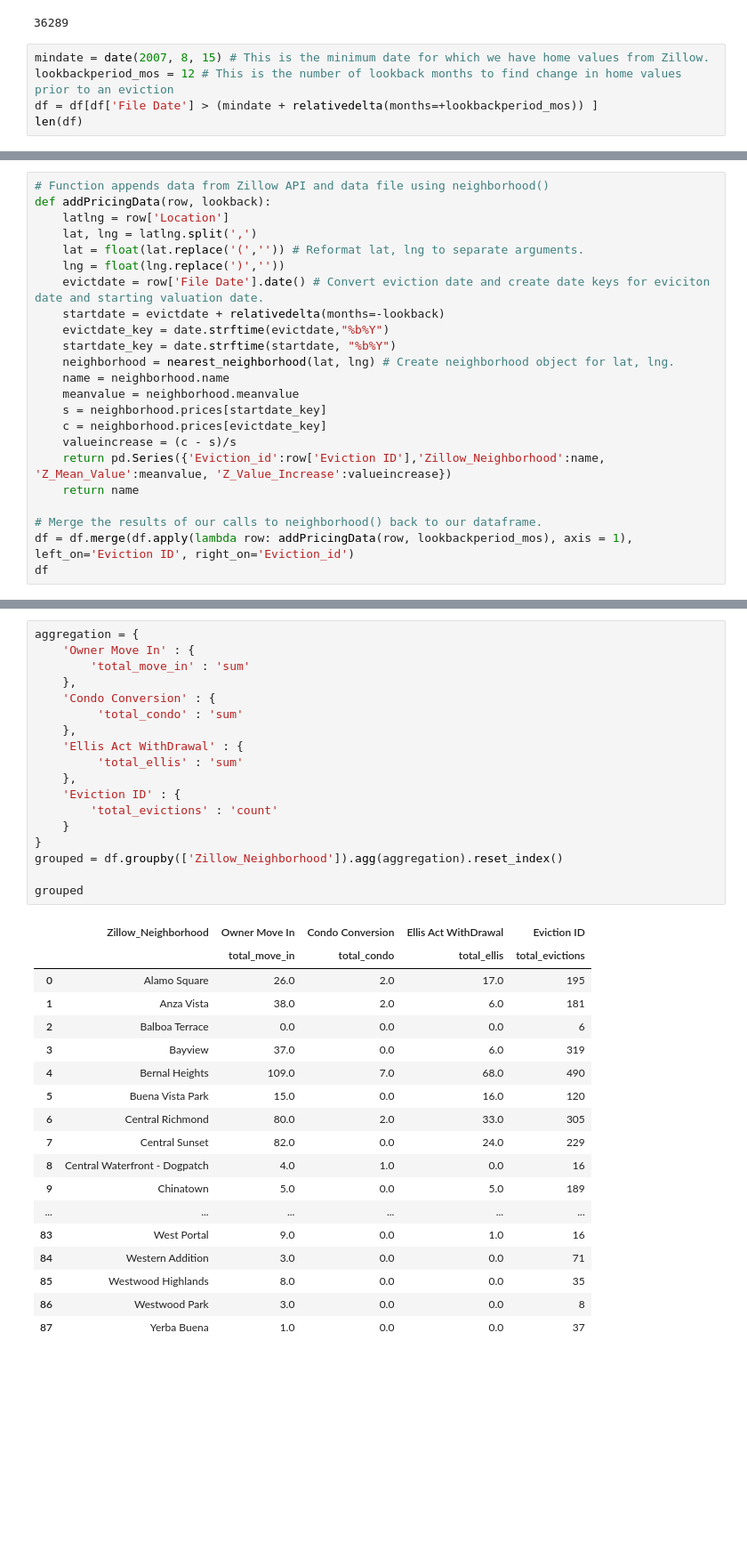
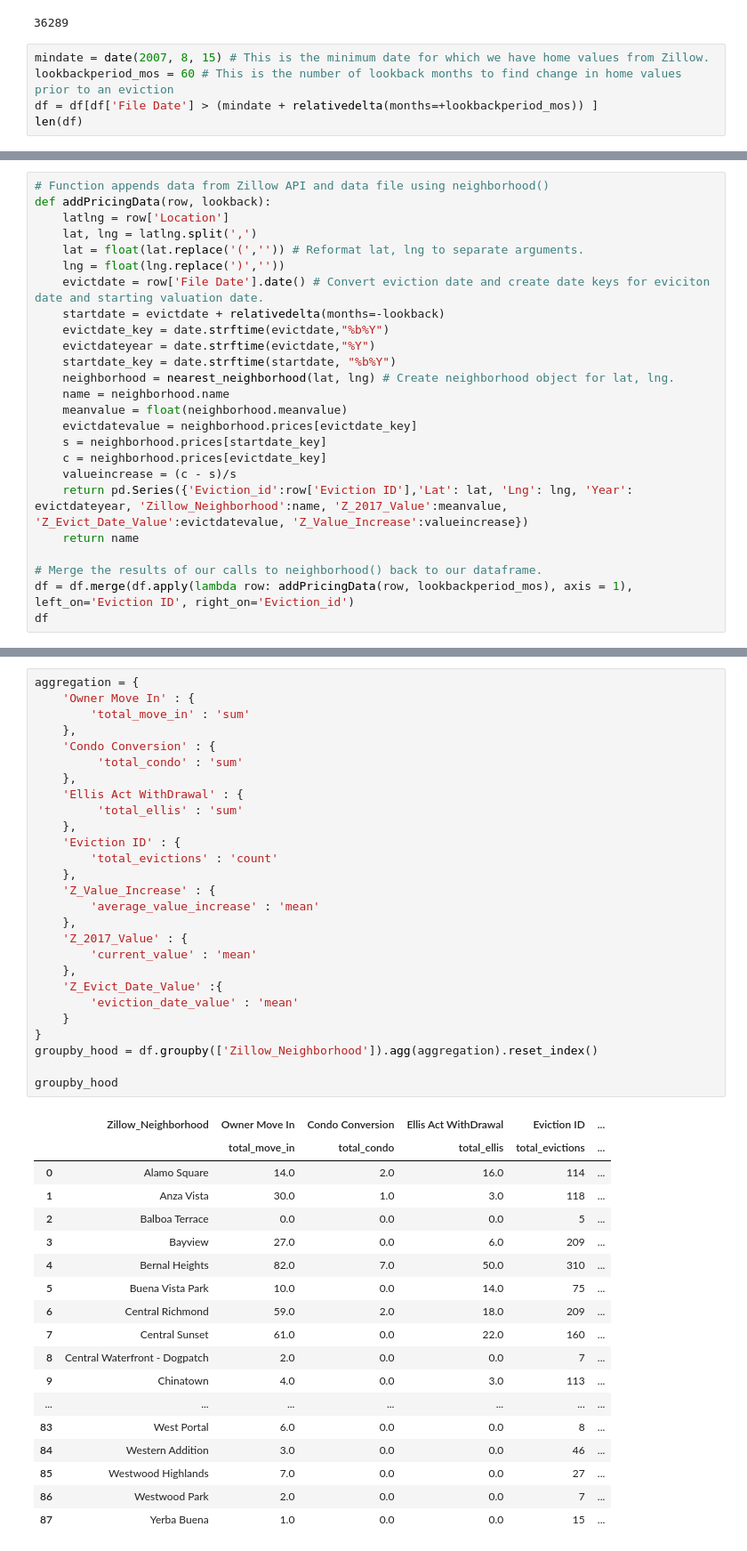
Before and after one commit to Jkremr/evictions-home-values, a Jupyter notebook: evictions-home-values.ipynb, the cells around one changed output, grey strips where cells are left out. Shown: that part at 89% size. Saved outputs shown, nothing was run; the diff lists cells and outputs as text; blank space fills up the shorter version.

Commit message:
Added new columns to aggregation and some plot ideas.

```diff
--- a/evictions-home-values.ipynb
+++ b/evictions-home-values.ipynb
@@ -29,7 +29,7 @@ len(df)
 36289
 # %%
 mindate = date(2007, 8, 15) # This is the minimum date for which we have home values from Zillow.
-lookbackperiod_mos = 12 # This is the number of lookback months to find change in home values prior to an eviction
+lookbackperiod_mos = 60 # This is the number of lookback months to find change in home values prior to an eviction
 df = df[df['File Date'] > (mindate + relativedelta(months=+lookbackperiod_mos)) ]
 len(df)
 # %% [output]
@@ -44,14 +44,16 @@ def addPricingData(row, lookback):
     evictdate = row['File Date'].date() # Convert eviction date and create date keys for eviciton date and starting valuation date.
     startdate = evictdate + relativedelta(months=-lookback)
     evictdate_key = date.strftime(evictdate,"%b%Y")
+    evictdateyear = date.strftime(evictdate,"%Y")
     startdate_key = date.strftime(startdate, "%b%Y")
     neighborhood = nearest_neighborhood(lat, lng) # Create neighborhood object for lat, lng.
     name = neighborhood.name
-    meanvalue = neighborhood.meanvalue
+    meanvalue = float(neighborhood.meanvalue)
+    evictdatevalue = neighborhood.prices[evictdate_key]
     s = neighborhood.prices[startdate_key]
     c = neighborhood.prices[evictdate_key]
     valueincrease = (c - s)/s
-    return pd.Series({'Eviction_id':row['Eviction ID'],'Zillow_Neighborhood':name, 'Z_Mean_Value':meanvalue, 'Z_Value_Increase':valueincrease})
+    return pd.Series({'Eviction_id':row['Eviction ID'],'Lat': lat, 'Lng': lng, 'Year': evictdateyear, 'Zillow_Neighborhood':name, 'Z_2017_Value':meanvalue, 'Z_Evict_Date_Value':evictdatevalue, 'Z_Value_Increase':valueincrease})
     return name
 
 # Merge the results of our calls to neighborhood() back to our dataframe.
@@ -80,37 +101,46 @@ dtype: object
 # %%
 aggregation = {
     'Owner Move In' : {
         'total_move_in' : 'sum'
     },
     'Condo Conversion' : {
          'total_condo' : 'sum'
     },
     'Ellis Act WithDrawal' : {
          'total_ellis' : 'sum'
     },
     'Eviction ID' : {
         'total_evictions' : 'count'
+    },
+    'Z_Value_Increase' : {
+        'average_value_increase' : 'mean'
+    },
+    'Z_2017_Value' : {
+        'current_value' : 'mean'
+    },
+    'Z_Evict_Date_Value' :{
+        'eviction_date_value' : 'mean'
     }
 }
-grouped = df.groupby(['Zillow_Neighborhood']).agg(aggregation).reset_index()
+groupby_hood = df.groupby(['Zillow_Neighborhood']).agg(aggregation).reset_index()
 
-grouped
+groupby_hood
 # %% [output]
-|  | Zillow_Neighborhood | Owner Move In | Condo Conversion | Ellis Act WithDrawal | Eviction ID |
-|  |  | total_move_in | total_condo | total_ellis | total_evictions |
-| 0 | Alamo Square | 26.0 | 2.0 | 17.0 | 195 |
-| 1 | Anza Vista | 38.0 | 2.0 | 6.0 | 181 |
-| 2 | Balboa Terrace | 0.0 | 0.0 | 0.0 | 6 |
-| 3 | Bayview | 37.0 | 0.0 | 6.0 | 319 |
-| 4 | Bernal Heights | 109.0 | 7.0 | 68.0 | 490 |
-| 5 | Buena Vista Park | 15.0 | 0.0 | 16.0 | 120 |
-| 6 | Central Richmond | 80.0 | 2.0 | 33.0 | 305 |
-| 7 | Central Sunset | 82.0 | 0.0 | 24.0 | 229 |
-| 8 | Central Waterfront - Dogpatch | 4.0 | 1.0 | 0.0 | 16 |
-| 9 | Chinatown | 5.0 | 0.0 | 5.0 | 189 |
-| ... | ... | ... | ... | ... | ... |
-| 83 | West Portal | 9.0 | 0.0 | 1.0 | 16 |
-| 84 | Western Addition | 3.0 | 0.0 | 0.0 | 71 |
-| 85 | Westwood Highlands | 8.0 | 0.0 | 0.0 | 35 |
-| 86 | Westwood Park | 3.0 | 0.0 | 0.0 | 8 |
-| 87 | Yerba Buena | 1.0 | 0.0 | 0.0 | 37 |
+|  | Zillow_Neighborhood | Owner Move In | Condo Conversion | Ellis Act WithDrawal | Eviction ID | ... |
+|  |  | total_move_in | total_condo | total_ellis | total_evictions | ... |
+| 0 | Alamo Square | 14.0 | 2.0 | 16.0 | 114 | ... |
+| 1 | Anza Vista | 30.0 | 1.0 | 3.0 | 118 | ... |
+| 2 | Balboa Terrace | 0.0 | 0.0 | 0.0 | 5 | ... |
+| 3 | Bayview | 27.0 | 0.0 | 6.0 | 209 | ... |
+| 4 | Bernal Heights | 82.0 | 7.0 | 50.0 | 310 | ... |
+| 5 | Buena Vista Park | 10.0 | 0.0 | 14.0 | 75 | ... |
+| 6 | Central Richmond | 59.0 | 2.0 | 18.0 | 209 | ... |
+| 7 | Central Sunset | 61.0 | 0.0 | 22.0 | 160 | ... |
+| 8 | Central Waterfront - Dogpatch | 2.0 | 0.0 | 0.0 | 7 | ... |
+| 9 | Chinatown | 4.0 | 0.0 | 3.0 | 113 | ... |
+| ... | ... | ... | ... | ... | ... | ... |
+| 83 | West Portal | 6.0 | 0.0 | 0.0 | 8 | ... |
+| 84 | Western Addition | 3.0 | 0.0 | 0.0 | 46 | ... |
+| 85 | Westwood Highlands | 7.0 | 0.0 | 0.0 | 27 | ... |
+| 86 | Westwood Park | 2.0 | 0.0 | 0.0 | 7 | ... |
+| 87 | Yerba Buena | 1.0 | 0.0 | 0.0 | 15 | ... |
```
Also changed, not shown: parts of 12 cells of this notebook.
